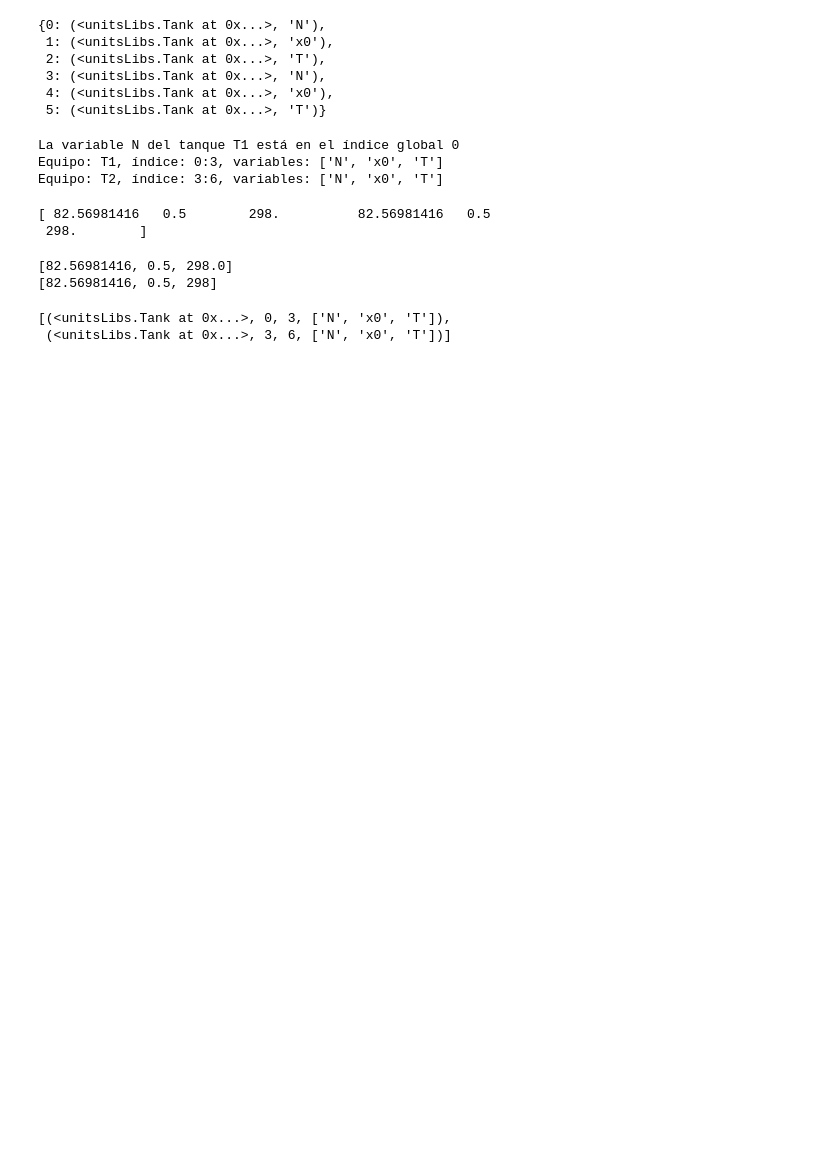
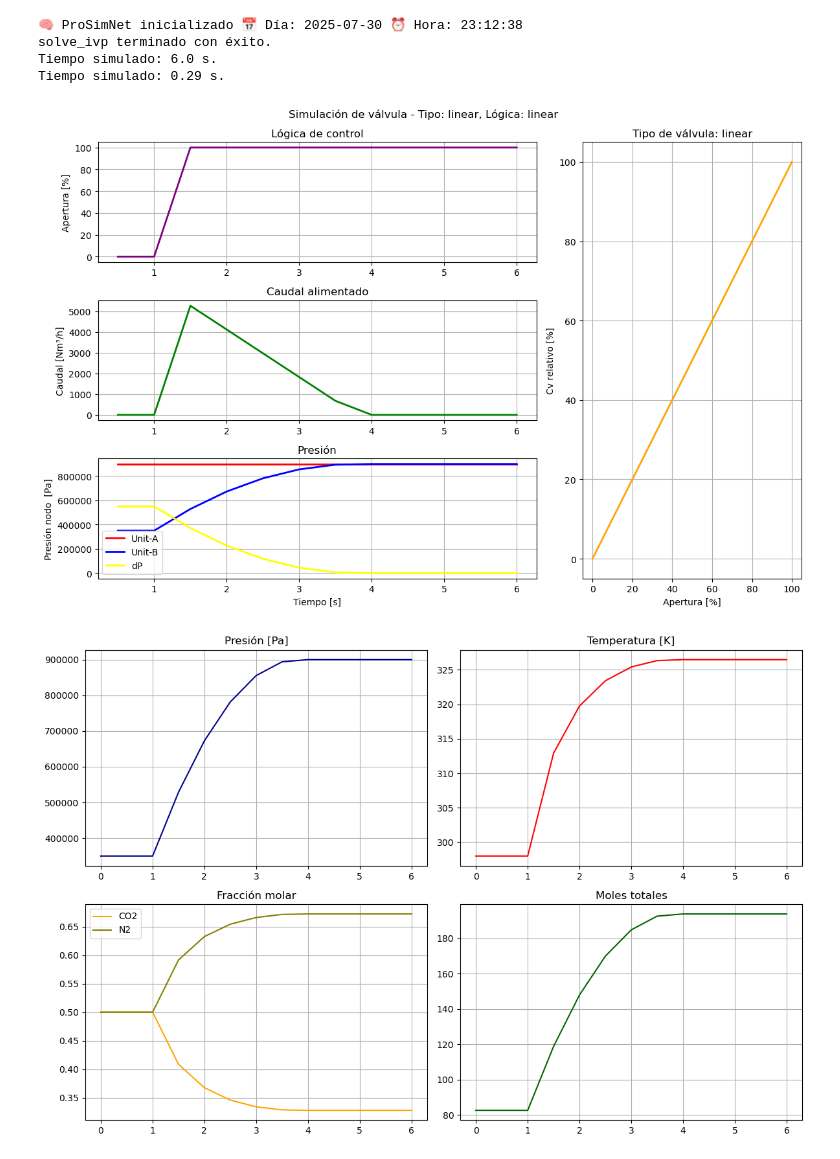
Before and after one commit to mcamasanz/ProSimNet, a Jupyter notebook: examples/examples_networks.ipynb, the cells around one changed output. Drawn from its saved outputs; the diff is of its cells as text; code cells hidden in the pictures; blank space fills up the shorter version.

```diff
--- a/examples/examples_networks.ipynb
+++ b/examples/examples_networks.ipynb
@@ -45,7 +45,7 @@ vT1bi = Valve(
     a_min = 0.,
     a_max = 1.,
     logic= "linear",
-    logic_params={"start": 1, "duration": 15},
+    logic_params={"start": 1, "duration": 1e-6},
     opening_direction="co")
 
 vT1to = Valve(
@@ -55,7 +55,7 @@ vT1to = Valve(
     a_min = 0.,
     a_max = 1.,
     logic= "linear",
-    logic_params={"start": 1, "duration": 15},
+    logic_params={"start": 99, "duration": 15},
     opening_direction="co")
 
 tank_2 = Tank(
@@ -78,7 +78,7 @@ vT2bi = Valve(
     a_min = 0.,
     a_max = 1.,
     logic= "linear",
-    logic_params={"start": 1, "duration": 15},
+    logic_params={"start": 99, "duration": 15},
     opening_direction="co")
 
 vT2to = Valve(
@@ -88,7 +88,7 @@ vT2to = Valve(
     a_min = 0.,
     a_max = 1.,
     logic= "linear",
-    logic_params={"start": 1, "duration": 15},
+    logic_params={"start": 99, "duration": 15},
     opening_direction="co")
 
 vT1bT2b = Valve(
@@ -98,7 +98,7 @@ vT1bT2b = Valve(
     a_min = 0.,
     a_max = 1.,
     logic= "linear",
-    logic_params={"start": 1, "duration": 15},
+    logic_params={"start": 99, "duration": 15},
     opening_direction="co")
 
 vT1tT2t = Valve(
@@ -108,7 +108,7 @@ vT1tT2t = Valve(
     a_min = 0.,
     a_max = 1.,
     logic= "linear",
-    logic_params={"start": 1, "duration": 15},
+    logic_params={"start": 99, "duration": 15},
     opening_direction="co")
 
 valves=[vT1bi,vT1to,vT2bi,vT2to,vT1tT2t,vT1bT2b]
@@ -161,43 +116,25 @@ sim._state_mapping
-# %%
-sim._state_labels
-# %% [output]
-{0: (<unitsLibs.Tank at 0x...>, 'N'),
- 1: (<unitsLibs.Tank at 0x...>, 'x0'),
- 2: (<unitsLibs.Tank at 0x...>, 'T'),
- 3: (<unitsLibs.Tank at 0x...>, 'N'),
- 4: (<unitsLibs.Tank at 0x...>, 'x0'),
- 5: (<unitsLibs.Tank at 0x...>, 'T')}
-# %%
-y=np.zeros(sim._state_n_vars)
-for idx, (unit, label) in sim._state_labels.items():
-    if unit._name == "T1" and label == "N":
-        print(f"La variable N del tanque T1 está en el índice global {idx}")
-
-for (unit, i_ini, i_fin, labels) in sim._state_mapping:
-    print(f"Equipo: {unit._name}, índice: {i_ini}:{i_fin}, variables: {labels}")
-    # y puedes extraer el estado local así:
-    estado_local = y[i_ini:i_fin]
-# %% [output]
-La variable N del tanque T1 está en el índice global 0
-Equipo: T1, índice: 0:3, variables: ['N', 'x0', 'T']
-Equipo: T2, índice: 3:6, variables: ['N', 'x0', 'T']
-# %%
-sim._initialize()
-sim._solve()
-# %% [output]
-[ 82.56981416   0.5        298.          82.56981416   0.5
- 298.        ]
-# %%
-y=[ 82.56981416,0.5,298.,82.56981416,0.5,298]
-dy = np.zeros_like(y)
-for (unit, i_init, i_fin, labels) in sim._state_mapping:
-    y_local = y[i_init:i_fin]
-    print(y_local)
-# %% [output]
-[82.56981416, 0.5, 298.0]
-[82.56981416, 0.5, 298]
-# %%
-sim._state_mapping
-# %% [output]
-[(<unitsLibs.Tank at 0x...>, 0, 3, ['N', 'x0', 'T']),
- (<unitsLibs.Tank at 0x...>, 3, 6, ['N', 'x0', 'T'])]
+# %%
+sim=Network(prop_gas=prop_gas,
+            Units=units,
+            Valves=valves)
+
+sim._updateNetwork()
+sim.Run(saveData=0.5,
+    startTime=0,
+    endTime=6,
+    solver='BDF',
+    atol=1e-12,
+    rtol=1e-12,
+    plot=False,
+    logBal=False)
+
+sim.Valves[0]._plot()
+sim.Units[0]._plot()
+sim.Valves[1]._plot()
+# %% [output]
+🧠 ProSimNet inicializado 📅 Día: 2025-07-30 ⏰ Hora: 23:12:38
+solve_ivp terminado con éxito.
+Tiempo simulado: 6.0 s.
+Tiempo simulado: 0.29 s.
+[figure, added]
+[figure, added]
```
Also changed, not shown: parts of 9 cells of this notebook, 4 other files.
